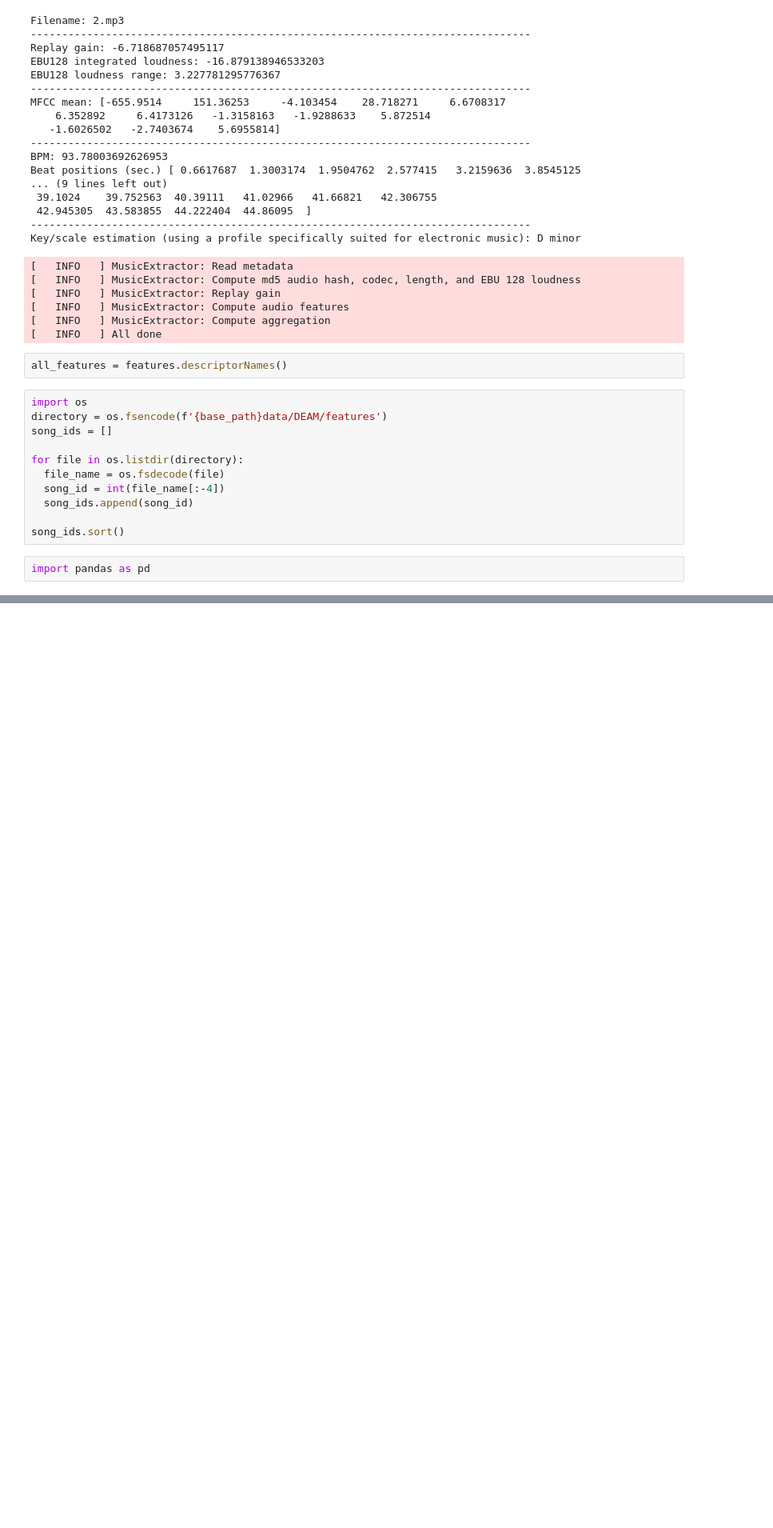
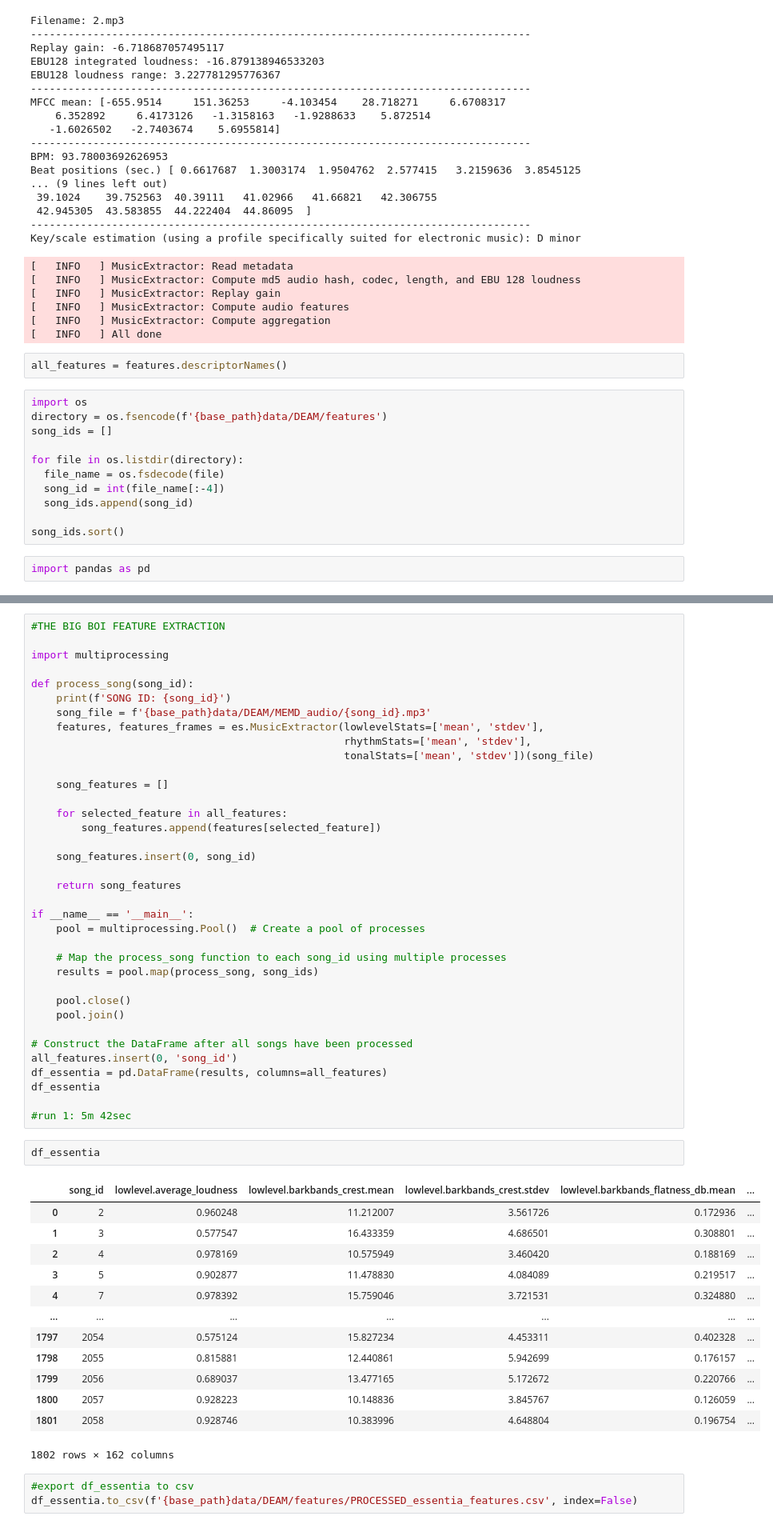
Before and after one commit to Fe-56/CDeeS, a Jupyter notebook: notebooks/deam/deam_cnn.ipynb, the cells around one changed output, grey strips where cells are left out. Shown at 80% size. Drawn from its saved outputs; the diff is of its cells as text; blank space fills up the shorter version.

Commit message:
Multithreaded feature extraction :D

```diff
--- a/notebooks/deam/deam_cnn.ipynb
+++ b/notebooks/deam/deam_cnn.ipynb
@@ -268,3 +177,58 @@ df_essentia = pd.DataFrame(song_features_list, columns=all_features)
 # %% [output]
 Extracting features for song ID: Ellipsis
 [   INFO   ] MusicExtractor: Read metadata
+# %%
+#THE BIG BOI FEATURE EXTRACTION
+
+import multiprocessing
+
+def process_song(song_id):
+    print(f'SONG ID: {song_id}')
+    song_file = f'{base_path}data/DEAM/MEMD_audio/{song_id}.mp3'
+    features, features_frames = es.MusicExtractor(lowlevelStats=['mean', 'stdev'],
+                                                  rhythmStats=['mean', 'stdev'],
+                                                  tonalStats=['mean', 'stdev'])(song_file)
+
+    song_features = []
+
+    for selected_feature in all_features:
+        song_features.append(features[selected_feature])
+
+    song_features.insert(0, song_id)
+
+    return song_features
+
+if __name__ == '__main__':
+    pool = multiprocessing.Pool()  # Create a pool of processes
+
+    # Map the process_song function to each song_id using multiple processes
+    results = pool.map(process_song, song_ids)
+
+    pool.close()
+    pool.join()
+
+# Construct the DataFrame after all songs have been processed
+all_features.insert(0, 'song_id')
+df_essentia = pd.DataFrame(results, columns=all_features)
+df_essentia
+
+#run 1: 5m 42sec
+# %%
+df_essentia
+# %% [output]
+|  | song_id | lowlevel.average_loudness | lowlevel.barkbands_crest.mean | lowlevel.barkbands_crest.stdev | lowlevel.barkbands_flatness_db.mean | ... |
+| 0 | 2 | 0.960248 | 11.212007 | 3.561726 | 0.172936 | ... |
+| 1 | 3 | 0.577547 | 16.433359 | 4.686501 | 0.308801 | ... |
+| 2 | 4 | 0.978169 | 10.575949 | 3.460420 | 0.188169 | ... |
+| 3 | 5 | 0.902877 | 11.478830 | 4.084089 | 0.219517 | ... |
+| 4 | 7 | 0.978392 | 15.759046 | 3.721531 | 0.324880 | ... |
+| ... | ... | ... | ... | ... | ... | ... |
+| 1797 | 2054 | 0.575124 | 15.827234 | 4.453311 | 0.402328 | ... |
+| 1798 | 2055 | 0.815881 | 12.440861 | 5.942699 | 0.176157 | ... |
+| 1799 | 2056 | 0.689037 | 13.477165 | 5.172672 | 0.220766 | ... |
+| 1800 | 2057 | 0.928223 | 10.148836 | 3.845767 | 0.126059 | ... |
+| 1801 | 2058 | 0.928746 | 10.383996 | 4.648804 | 0.196754 | ... |
+1802 rows × 162 columns
+# %%
+#export df_essentia to csv
+df_essentia.to_csv(f'{base_path}data/DEAM/features/PROCESSED_essentia_features.csv', index=False)
```
Also changed, not shown: parts of 2 cells of this notebook.
